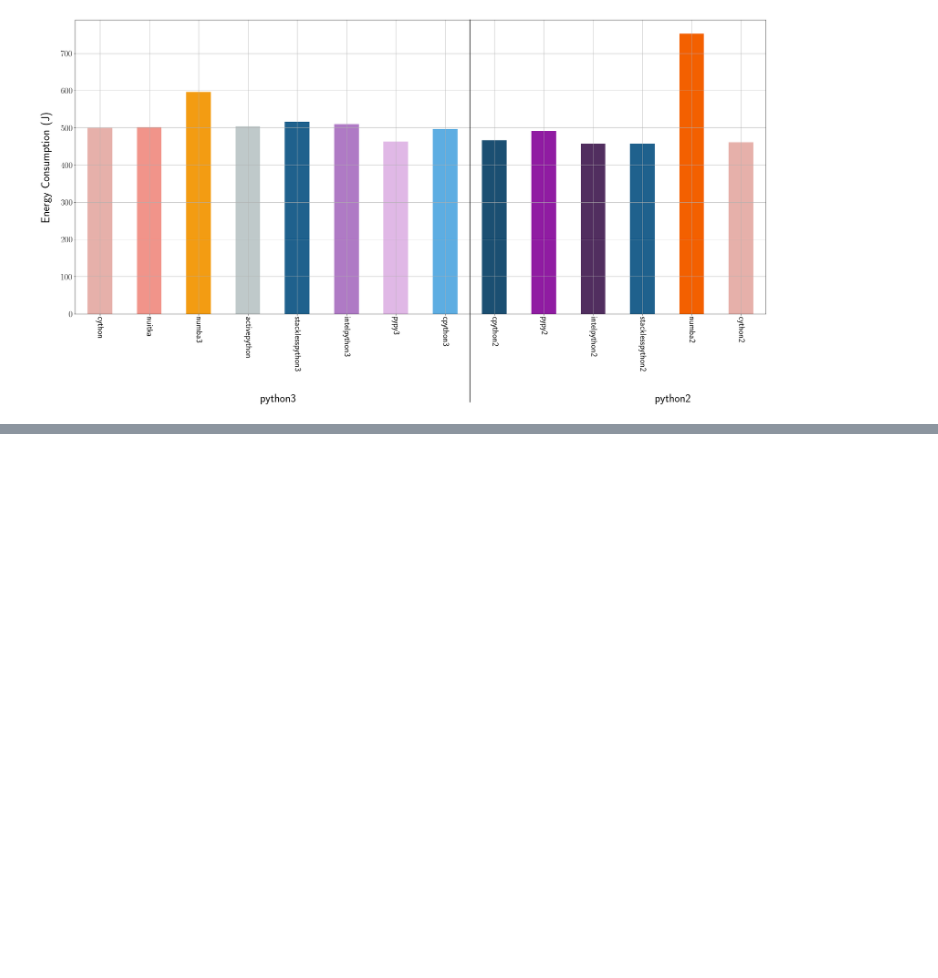
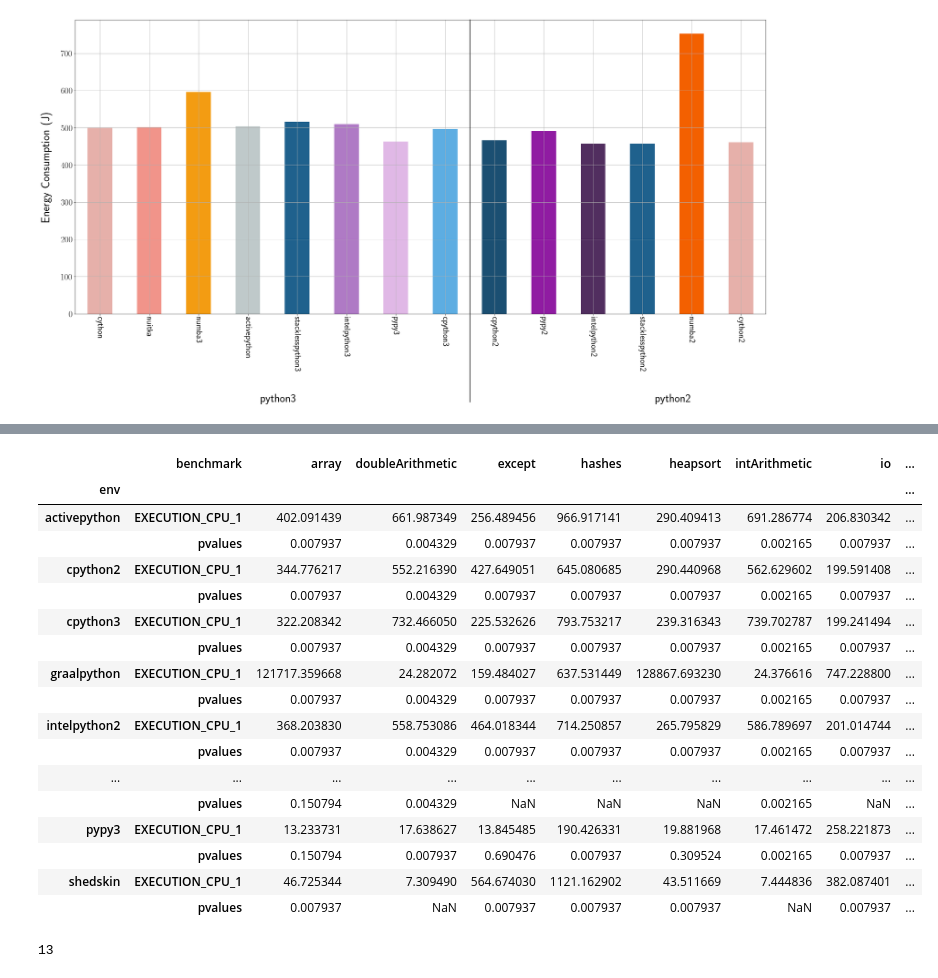
Before and after one commit to chakib-belgaid/python-implementations, a Jupyter notebook: results/python_implementation_tommti.ipynb, the cells around one changed output, grey strips where cells are left out. Saved outputs shown, nothing was run; the diff lists cells and outputs as text; code cells hidden in the pictures; blank space fills up the shorter version.

```diff
--- a/results/python_implementation_tommti.ipynb
+++ b/results/python_implementation_tommti.ipynb
@@ -330,0 +447,3 @@ plt.savefig("barplot_binarry_tree.pdf")
+# %%
+data["cpu1_power"]=data["EXECUTION_CPU_1"]/data["EXECUTION_DURATION"]
+data=data.loc[data["EXECUTION_DURATION"]>0]
@@ -330,0 +465,33 @@ plt.savefig("barplot_binarry_tree.pdf")
+# %%
+
+import scipy
+compare =scipy.stats.mannwhitneyu
+def a12(lst1,lst2,rev=True):
+    "how often is x in lst1 more than y in lst2?"
+    more = same = 0.0
+    for x in lst1:
+        for y in lst2:
+            if   x==y : same += 1
+            elif rev     and x > y : more += 1
+            elif not rev and x < y : more += 1
+    return (more + 0.5*same)  / (len(lst1)*len(lst2))
+
+def test_mannwhitneyu(data,benchmark,metric="EXECUTION_CPU_1"):
+    whiteneyudata=data.loc[data["benchmark"]==benchmark].dropna()
+    data2=whiteneyudata.groupby("env")[metric].median()
+    base= data2.idxmin()
+    default=list(whiteneyudata.loc[whiteneyudata["env"]==base][metric])
+    modes=set(whiteneyudata["env"])
+    modes.remove(base)
+    l={i:whiteneyudata.loc[whiteneyudata["env"]==i][metric] for i in modes}
+    pvalues={i:compare(default,list(d),alternative="two-sided")[1] for i,d in l.items()}
+    utests={i:compare(default,list(d),alternative="two-sided")[0] for i,d in l.items()}
+    effectsize={i:a12(list(d),default) for i,d in l.items()}
+    s={"benchmark":benchmark,"pvalues":pvalues,"utests":utests,"effectsize":effectsize}
+    s=pd.DataFrame(s)
+#     data2["benchmark"]=benchmark
+    s=s.join(data2,how="outer")
+    s=s.reset_index().rename({"index":"env"},axis=1)
+    s["benchmark"]=benchmark
+    return s
+test_mannwhitneyu(data,"intArithmetic")
@@ -330,0 +515,32 @@ plt.savefig("barplot_binarry_tree.pdf")
+# %%
+
+benchmarks=data.benchmark.unique()
+metric="EXECUTION_CPU_1"
+l=[test_mannwhitneyu(data,benchmark)  for benchmark in benchmarks]
+res=pd.concat(l)[["env","benchmark","pvalues",metric]]
+res=res.pivot(index="env",columns=["benchmark"],values=["pvalues",metric])
+res=res.swaplevel(0,1,axis=1).stack()
+res
+# %% [output]
+|  | benchmark | array | doubleArithmetic | except | hashes | heapsort | intArithmetic | io | ... |
+| env |  |  |  |  |  |  |  |  | ... |
+| activepython | EXECUTION_CPU_1 | 402.091439 | 661.987349 | 256.489456 | 966.917141 | 290.409413 | 691.286774 | 206.830342 | ... |
+|  | pvalues | 0.007937 | 0.004329 | 0.007937 | 0.007937 | 0.007937 | 0.002165 | 0.007937 | ... |
+| cpython2 | EXECUTION_CPU_1 | 344.776217 | 552.216390 | 427.649051 | 645.080685 | 290.440968 | 562.629602 | 199.591408 | ... |
+|  | pvalues | 0.007937 | 0.004329 | 0.007937 | 0.007937 | 0.007937 | 0.002165 | 0.007937 | ... |
+| cpython3 | EXECUTION_CPU_1 | 322.208342 | 732.466050 | 225.532626 | 793.753217 | 239.316343 | 739.702787 | 199.241494 | ... |
+|  | pvalues | 0.007937 | 0.004329 | 0.007937 | 0.007937 | 0.007937 | 0.002165 | 0.007937 | ... |
+| graalpython | EXECUTION_CPU_1 | 121717.359668 | 24.282072 | 159.484027 | 637.531449 | 128867.693230 | 24.376616 | 747.228800 | ... |
+|  | pvalues | 0.007937 | 0.004329 | 0.007937 | 0.007937 | 0.007937 | 0.002165 | 0.007937 | ... |
+| intelpython2 | EXECUTION_CPU_1 | 368.203830 | 558.753086 | 464.018344 | 714.250857 | 265.795829 | 586.789697 | 201.014744 | ... |
+|  | pvalues | 0.007937 | 0.004329 | 0.007937 | 0.007937 | 0.007937 | 0.002165 | 0.007937 | ... |
+| ... | ... | ... | ... | ... | ... | ... | ... | ... | ... |
+|  | pvalues | 0.150794 | 0.004329 | NaN | NaN | NaN | 0.002165 | NaN | ... |
+| pypy3 | EXECUTION_CPU_1 | 13.233731 | 17.638627 | 13.845485 | 190.426331 | 19.881968 | 17.461472 | 258.221873 | ... |
+|  | pvalues | 0.150794 | 0.007937 | 0.690476 | 0.007937 | 0.309524 | 0.002165 | 0.007937 | ... |
+| shedskin | EXECUTION_CPU_1 | 46.725344 | 7.309490 | 564.674030 | 1121.162902 | 43.511669 | 7.444836 | 382.087401 | ... |
+|  | pvalues | 0.007937 | NaN | 0.007937 | 0.007937 | 0.007937 | NaN | 0.007937 | ... |
+# %%
+len(benchmarks)
+# %% [output]
+13
```
Also changed, not shown: parts of 15 cells of this notebook, 14 other files.
